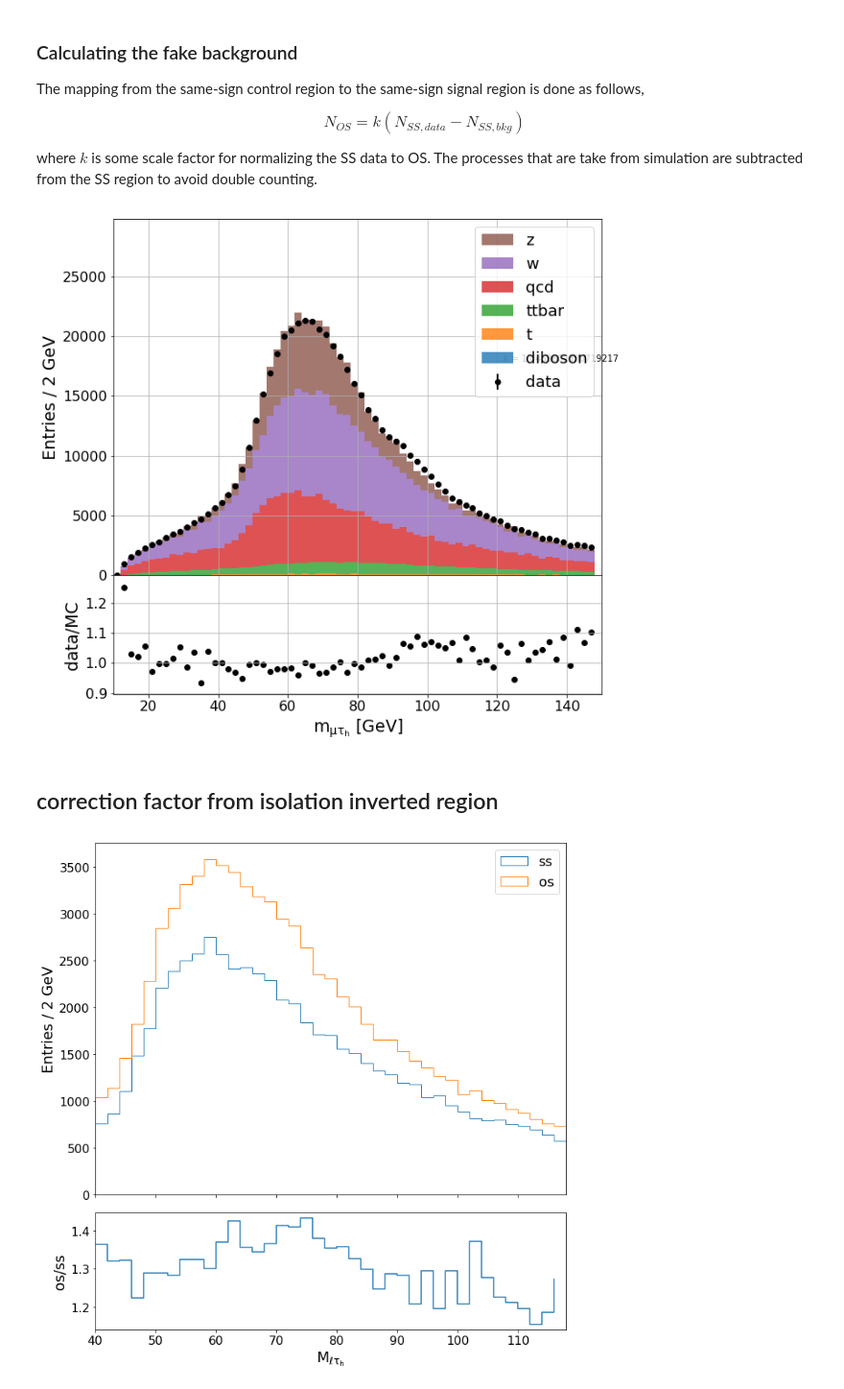
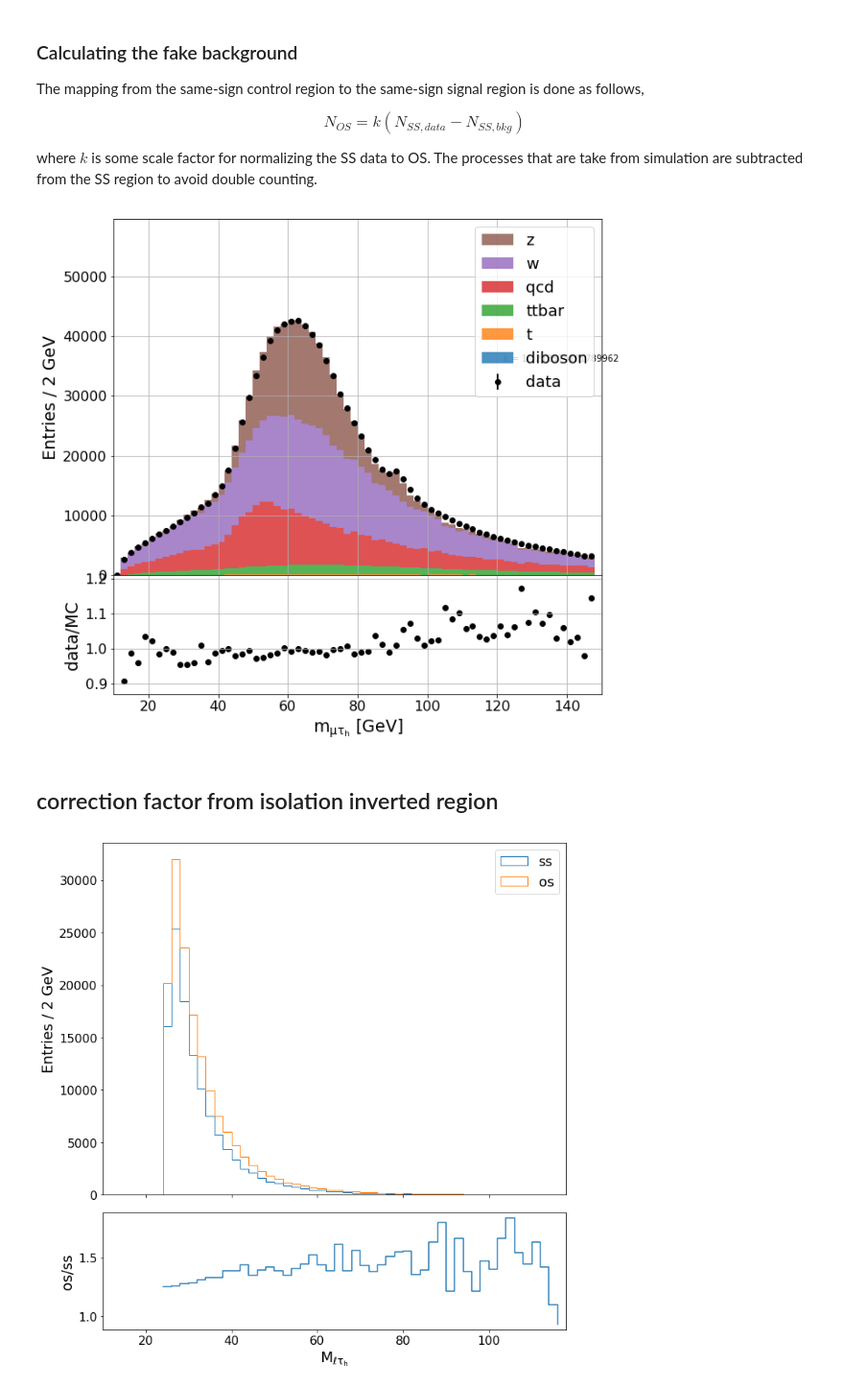
Before and after one commit to NWUHEP/analysis-tools, a Jupyter notebook: notebooks/ltau_ss_fake.ipynb, the cells around one changed output. Shown: that part at 96% size. Saved outputs shown, nothing was run; the diff lists cells and outputs as text; code cells hidden in the pictures.

```diff
--- a/notebooks/ltau_ss_fake.ipynb
+++ b/notebooks/ltau_ss_fake.ipynb
@@ -22,7 +22,7 @@ pt.set_default_style()
 # %%
 # get the data
 # set up and get the data
-selection = 'etau'
+selection = 'mutau'
 if selection == 'mutau':
     labels = ['muon']
 elif selection == 'etau':
@@ -193,7 +193,7 @@ ax.set_ylabel('data/MC')
 plt.savefig(f'plots/{selection}_{var}.pdf')
 plt.show()
 # %% [output]
-[figure, old version]
+[figure, new version]
 # %% [markdown]
 ## correction factor from isolation inverted region
 # %%
@@ -222,22 +222,22 @@ dm = pt.DataManager(input_dir     = f'local_data/flatuples/test/{selection}_2016
 # %%
 fig, axes = plt.subplots(2, 1, figsize=(10, 10), facecolor='white', gridspec_kw={'height_ratios':[3,1]}, sharex=True)
 fig.subplots_adjust(hspace=0)
 
 ax = axes[0]
 df_fakes = dm.get_dataframe('fakes')
-bins = np.arange(40, 120, 2)
-h_ss, _, _ = ax.hist(df_fakes.query('lepton1_q == lepton2_q')['dilepton1_mass'], label = 'ss', histtype='step', bins = bins)
-h_os, _, _ = ax.hist(df_fakes.query('lepton1_q != lepton2_q')['dilepton1_mass'], label = 'os', histtype='step', bins = bins)
+bins = np.arange(10, 120, 2)
+h_ss, _, _ = ax.hist(df_fakes.query('lepton1_q == lepton2_q')['lepton1_pt'], label = 'ss', histtype='step', bins = bins)
+h_os, _, _ = ax.hist(df_fakes.query('lepton1_q != lepton2_q')['lepton1_pt'], label = 'os', histtype='step', bins = bins)
 ax.set_xlim(bins[0], bins[-1])
 ax.set_ylabel('Entries / 2 GeV')
 ax.legend()
 
 ax = axes[1]
 ax.plot(bins[:-1], h_os/h_ss, drawstyle='steps-post')
 ax.set_ylabel('os/ss')
 ax.set_xlabel(r'$\sf M_{\ell\tau_{h}}$')
 
 plt.tight_layout()
 plt.show()
 # %% [output]
-[figure, old version]
+[figure, new version]
```
Also changed, not shown: parts of 1 cell of this notebook, 4 other files.
